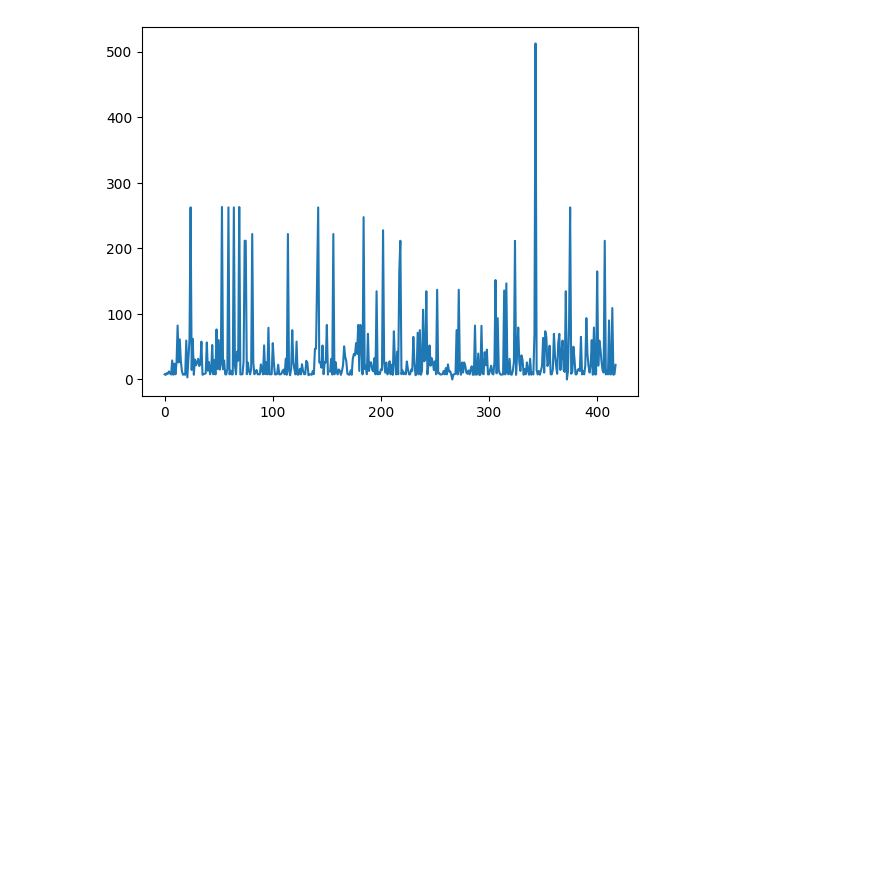
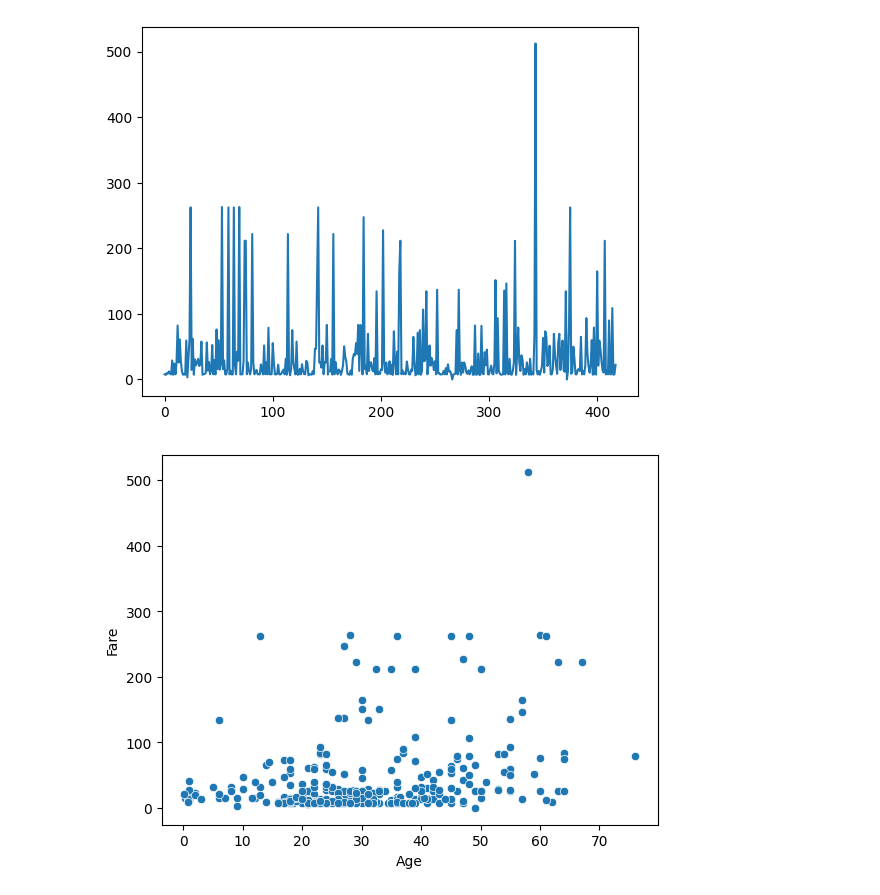
Before and after one commit to hamnasz/Machine-Learning-Lab, a Jupyter notebook: Lab 2/Task1.ipynb, the cells around one changed output. Cells and saved outputs as stored; diff of their text form; code cells hidden in the pictures; blank space fills up the shorter version.

```diff
--- a/Lab 2/Task1.ipynb
+++ b/Lab 2/Task1.ipynb
@@ -328,3 +328,8 @@ data.Fare.plot()
 # %% [output]
 <Axes: >
 [figure]
+# %%
+sns.scatterplot(x=data.Age, y=data.Fare)
+plt.show()
+# %% [output]
+[figure, added]
```
Also changed, not shown: parts of 1 cell of this notebook.
